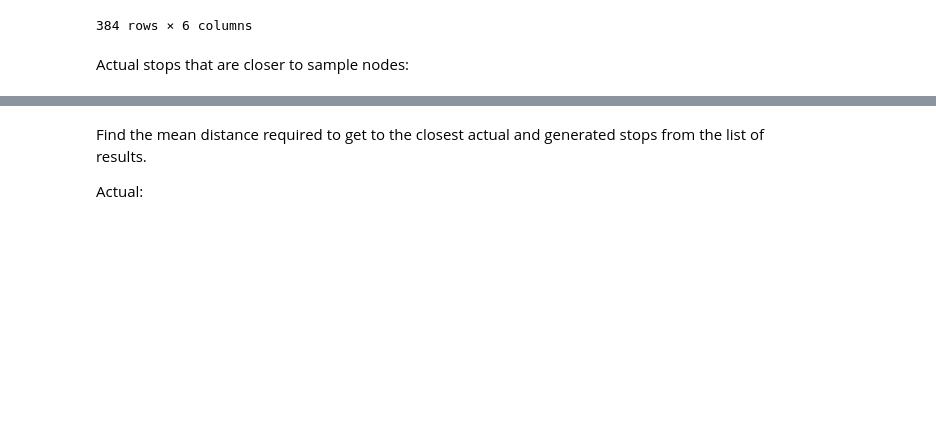
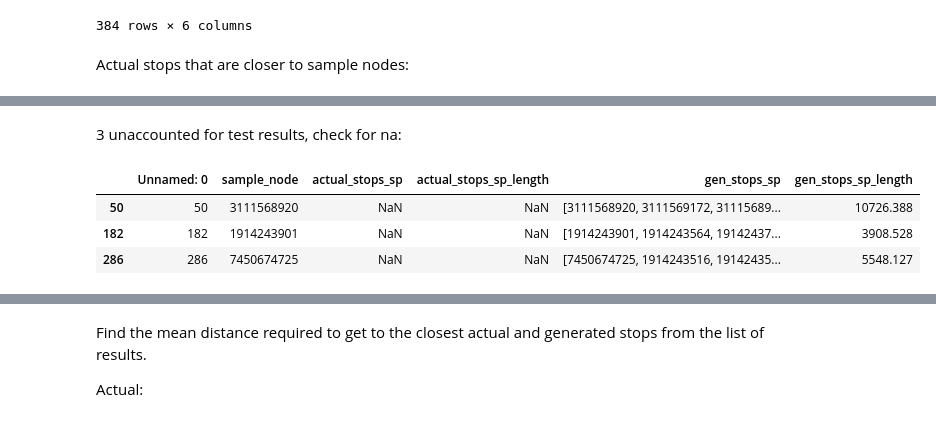
Before and after one commit to ancodia/donegal-bus-routes, a Jupyter notebook: testing/notebooks/testing.ipynb, the cells around one changed output, grey strips where cells are left out. Drawn from its saved outputs; the diff is of its cells as text; code cells hidden in the pictures; blank space fills up the shorter version.

```diff
--- a/testing/notebooks/testing.ipynb
+++ b/testing/notebooks/testing.ipynb
@@ -203,0 +192,9 @@ plt.xticks(x_pos, x);
+# %% [markdown]
+3 unaccounted for test results, check for na:
+# %%
+results_df[(results_df["actual_stops_sp_length"].isna())]
+# %% [output]
+|  | Unnamed: 0 | sample_node | actual_stops_sp | actual_stops_sp_length | gen_stops_sp | gen_stops_sp_length |
+| 50 | 50 | 3111568920 | NaN | NaN | [3111568920, 3111569172, 31115689... | 10726.388 |
+| 182 | 182 | 1914243901 | NaN | NaN | [1914243901, 1914243564, 19142437... | 3908.528 |
+| 286 | 286 | 7450674725 | NaN | NaN | [7450674725, 1914243516, 19142435... | 5548.127 |
```
Also changed, not shown: parts of 43 cells of this notebook, 2 other files.
